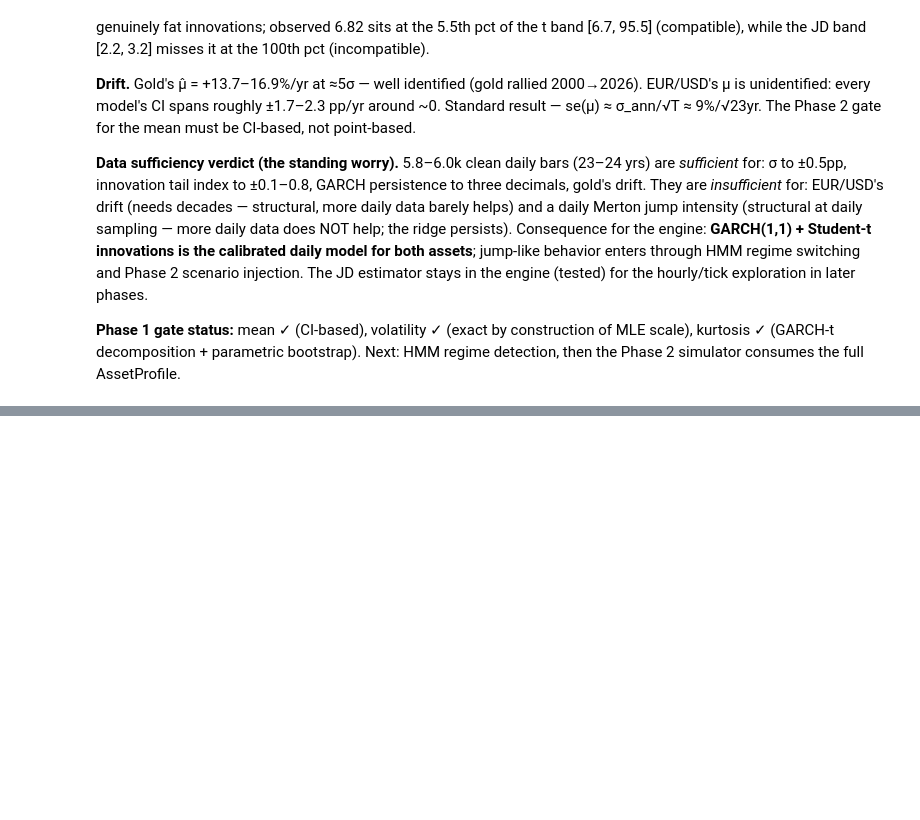
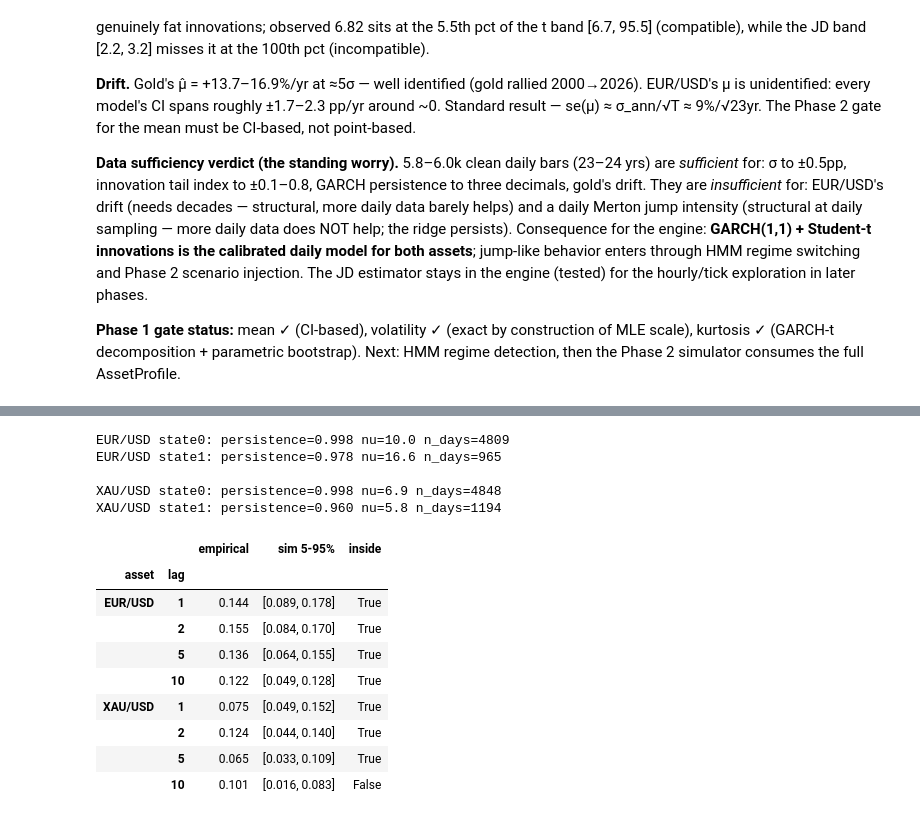
Before and after one commit to sebastiansalles/Synthetic-Market-Generator, a Jupyter notebook: notebooks/01_calibration.ipynb, the cells around one changed output, grey strips where cells are left out. Cells and saved outputs as stored; diff of their text form; code cells hidden in the pictures; blank space fills up the shorter version.

```diff
--- a/notebooks/01_calibration.ipynb
+++ b/notebooks/01_calibration.ipynb
@@ -364,0 +498,13 @@ XAU/USD:
+# %%
+from synthetic.calibration import holdout_check, time_split
+
+SPLIT = "2014-12-31"
+holdout_profiles = {}
+for name in daily:
+    train, test = time_split(daily[name], SPLIT)
+    holdout_profiles[name] = calibrate(train, asset=name, seed=0)
+    table, targets = holdout_check(holdout_profiles[name], test, n_sims=500, seed=11)
+    print(f"{name} — test targets (2015-2026): mean={targets['mean']:.6f} "
+          f"vol={targets['vol']:.5f} kurt={targets['kurt']:.2f} "
+          f"(train vol={holdout_profiles[name].targets['vol']:.5f})")
+    display(table)
@@ -364,0 +552,40 @@ XAU/USD:
+# %%
+from synthetic.calibration import simulate_profile_conditional
+
+# 9.2 ACF recheck with the CONDITIONAL model: regime path + per-state GARCH(1,1)-t.
+# profiles (from section 8) now carry state_garch — persistence/nu per state:
+for name in daily:
+    for s, g in enumerate(profiles[name].state_garch):
+        print(f"{name} state{s}: persistence={g['persistence']:.3f} nu={g['nu']:.1f} n_days={g['n_days']}")
+    print()
+
+rng = np.random.default_rng(21)
+rows = []
+for name in daily:
+    r = scrubbed[name]
+    n = len(r)
+    sims = [pd.Series(simulate_profile_conditional(profiles[name], n, rng)) for _ in range(300)]
+    for lag in [1, 2, 5, 10]:
+        emp = (r**2).autocorr(lag)
+        sa = np.array([(s**2).autocorr(lag) for s in sims])
+        lo, hi = np.percentile(sa, [5, 95])
+        rows.append({"asset": name, "lag": lag, "empirical": round(emp, 3),
+                     "sim 5-95%": f"[{lo:.3f}, {hi:.3f}]", "inside": bool(lo <= emp <= hi)})
+conditional_acf = pd.DataFrame(rows).set_index(["asset", "lag"])
+conditional_acf
+# %% [output]
+EUR/USD state0: persistence=0.998 nu=10.0 n_days=4809
+EUR/USD state1: persistence=0.978 nu=16.6 n_days=965
+
+XAU/USD state0: persistence=0.998 nu=6.9 n_days=4848
+XAU/USD state1: persistence=0.960 nu=5.8 n_days=1194
+|  |  | empirical | sim 5-95% | inside |
+| asset | lag |  |  |  |
+| EUR/USD | 1 | 0.144 | [0.089, 0.178] | True |
+|  | 2 | 0.155 | [0.084, 0.170] | True |
+|  | 5 | 0.136 | [0.064, 0.155] | True |
+|  | 10 | 0.122 | [0.049, 0.128] | True |
+| XAU/USD | 1 | 0.075 | [0.049, 0.152] | True |
+|  | 2 | 0.124 | [0.044, 0.140] | True |
+|  | 5 | 0.065 | [0.033, 0.109] | True |
+|  | 10 | 0.101 | [0.016, 0.083] | False |
```
Also changed, not shown: parts of 14 cells of this notebook, 3 other files.
